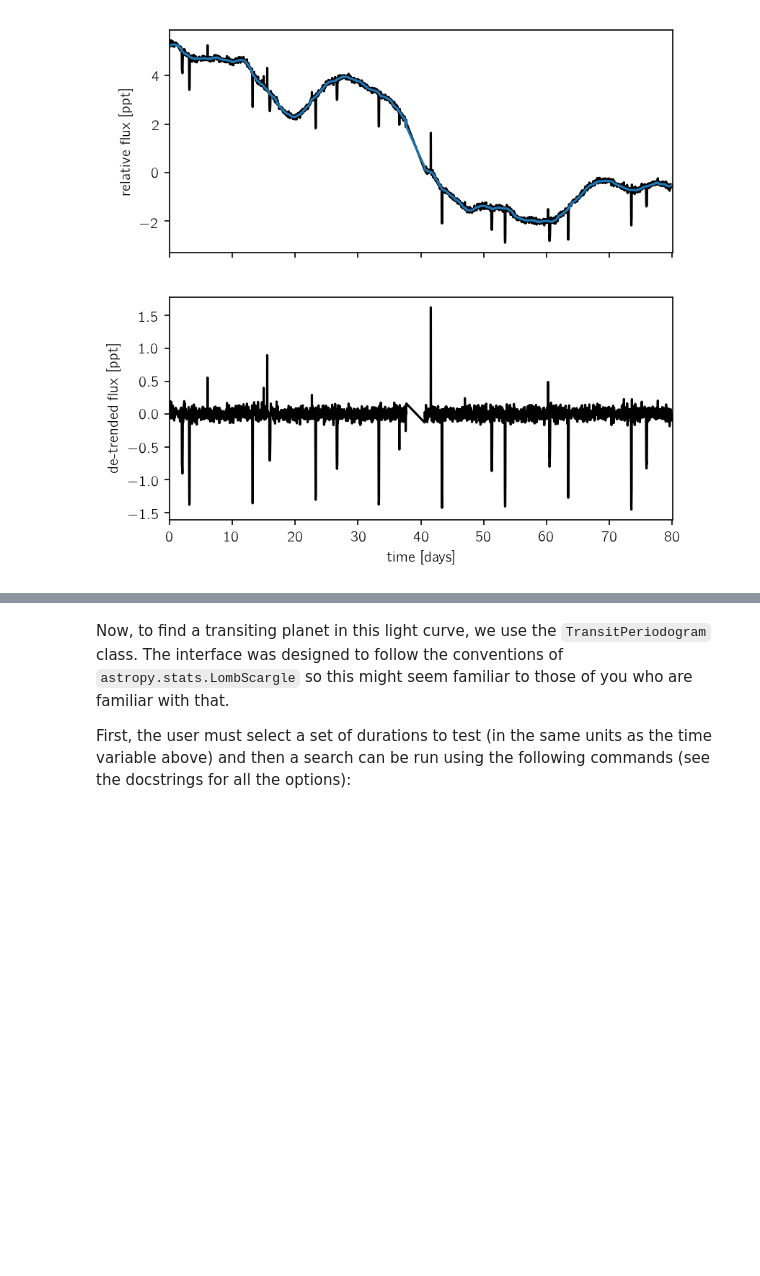
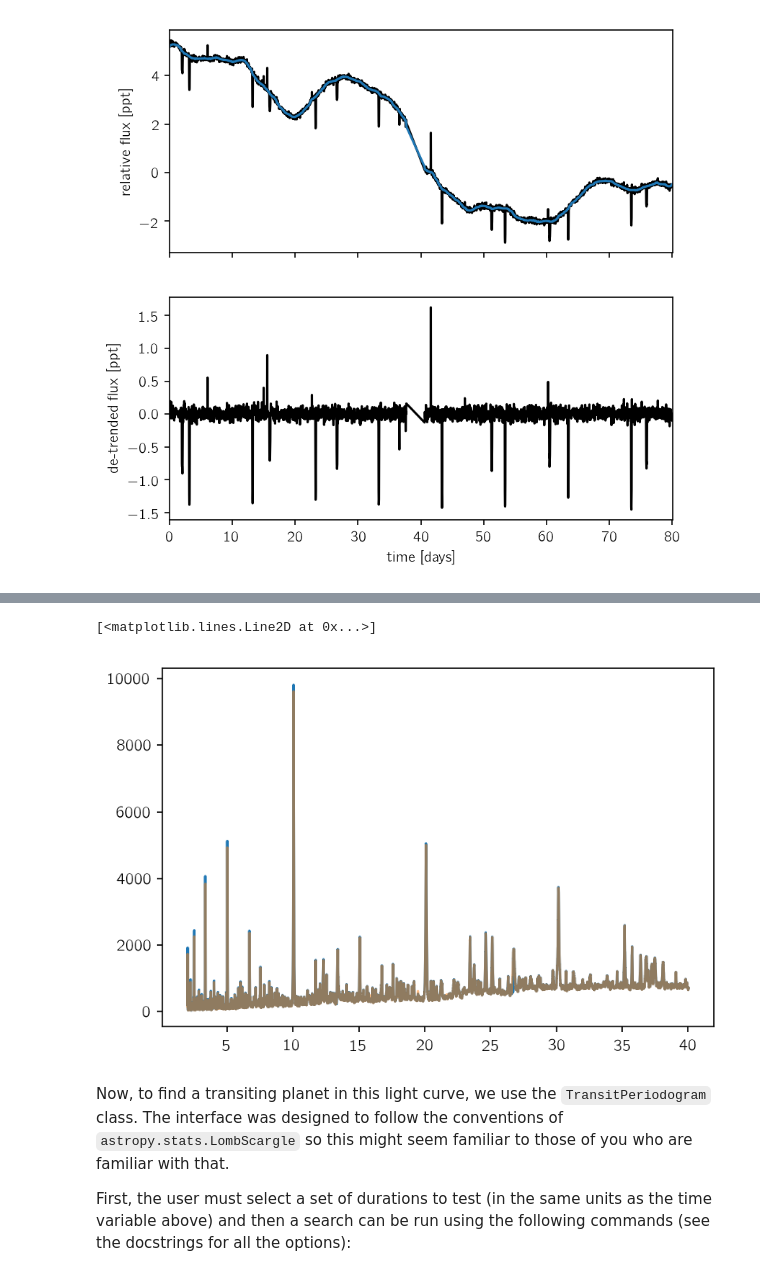
Before and after one commit to dfm/bls.py, a Jupyter notebook: refactor.ipynb, the cells around one changed output, grey strips where cells are left out. Cells and saved outputs as stored; diff of their text form; code cells hidden in the pictures; blank space fills up the shorter version.

Commit message:
c++ binning, but still too slow

```diff
--- a/refactor.ipynb
+++ b/refactor.ipynb
@@ -73,3 +165,12 @@ ax.set_ylabel("de-trended flux [ppt]");
+# %%
+slow_res = slow_bls(t, y_filt, yerr, periods, durations, oversample)
+fast_res = fast_bls(t, y_filt, yerr, periods, durations, oversample)
+# %%
+plt.plot(periods, slow_res.power)
+plt.plot(periods, fast_res[0], alpha=0.5)
+# %% [output]
+[<matplotlib.lines.Line2D at 0x...>]
+[figure, added]
 # %% [markdown]
 Now, to find a transiting planet in this light curve, we use the `TransitPeriodogram` class.
 The interface was designed to follow the conventions of `astropy.stats.LombScargle` so this might seem familiar to those of you who are familiar with that.
```
Also changed, not shown: parts of 8 cells of this notebook, 1 other file.
